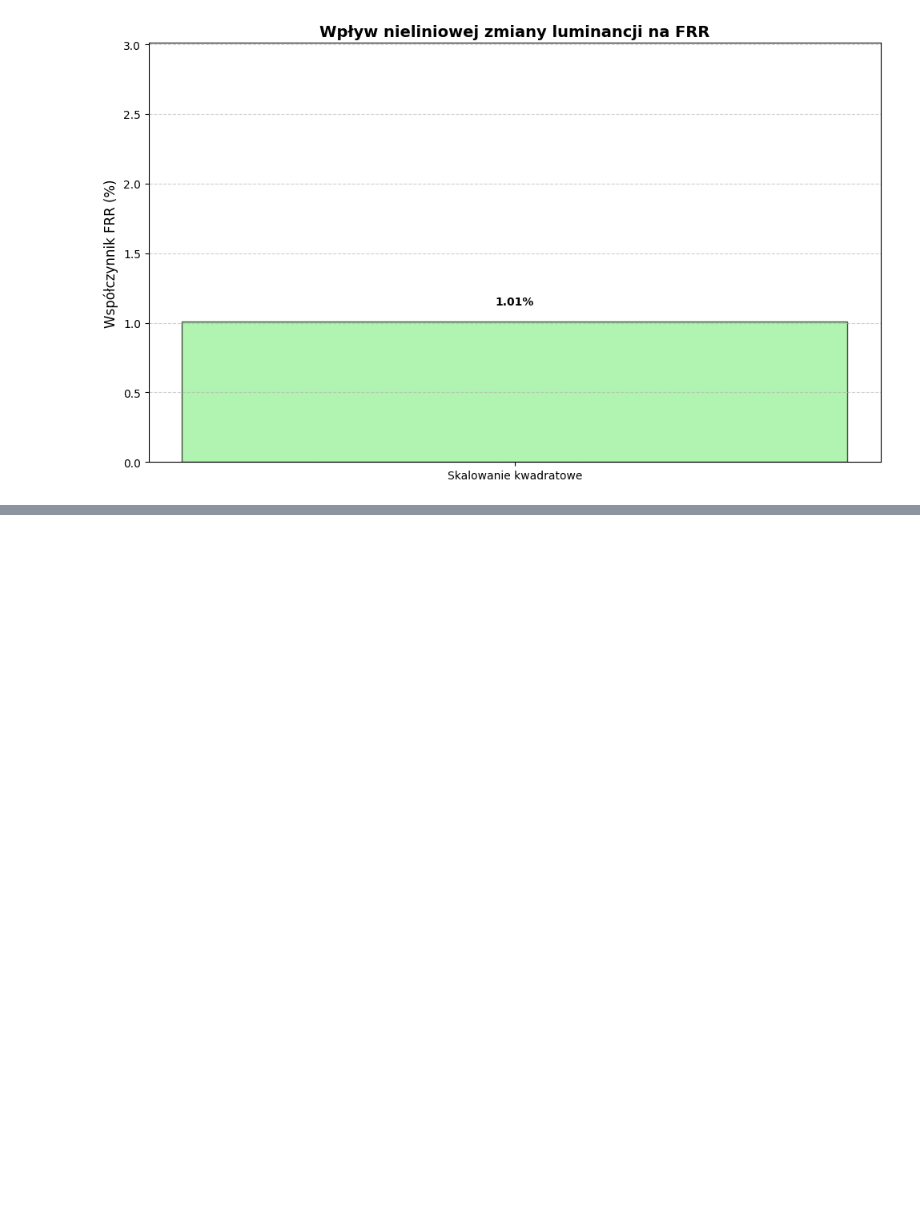
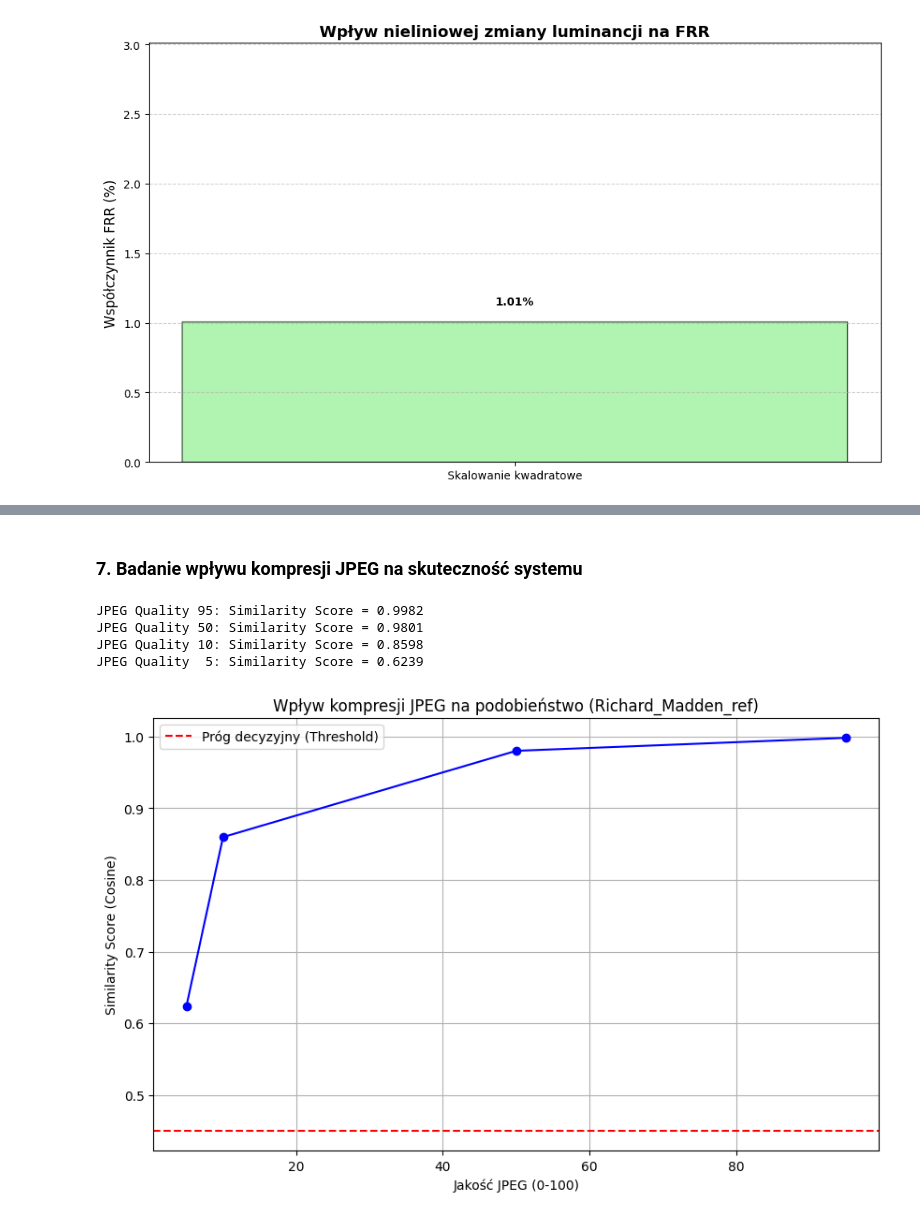
Before and after one commit to ala0702/facial-recognition-system, a Jupyter notebook: model.ipynb, the cells around one changed output, grey strips where cells are left out. Saved outputs shown, nothing was run; the diff lists cells and outputs as text; code cells hidden in the pictures; blank space fills up the shorter version.

```diff
--- a/model.ipynb
+++ b/model.ipynb
@@ -835,0 +886,12 @@ draw_bar_chart(quadratic, 'Wpływ nieliniowej zmiany luminancji na FRR', 'wykres
+# %%
+with open("face_db.pkl", "rb") as f:
+    loaded_db = pickle.load(f)
+
+results = [benchmark_system("data_processed/test_known/Jakub_3.jpeg", loaded_db) for _ in range(100)]
+avg_enroll = np.mean([r[0] for r in results])
+avg_1to1 = np.mean([r[1] for r in results])
+avg_1toN = np.mean([r[1] for r in results])
+
+print(f"Średni czas wdrożenia: {avg_enroll:.4f} s")
+print(f"Średni czas weryfikacji (1:1): {avg_1to1:.6f} s")
+print(f"Średni czas identyfikacji (1:{len(loaded_db)}): {avg_1toN:.6f} s");
@@ -835,0 +944,2 @@ draw_bar_chart(quadratic, 'Wpływ nieliniowej zmiany luminancji na FRR', 'wykres
+# %% [markdown]
+### 7. Badanie wpływu kompresji JPEG na skuteczność systemu
@@ -835,0 +984,24 @@ draw_bar_chart(quadratic, 'Wpływ nieliniowej zmiany luminancji na FRR', 'wykres
+# %%
+def plot_jpeg_results(results, person_id):
+    qualities = [r['quality'] for r in results if r['detected']]
+    similarities = [r['similarity'] for r in results if r['detected']]
+
+    plt.figure(figsize=(10, 6))
+    plt.plot(qualities, similarities, marker='o', linestyle='-', color='b')
+    plt.title(f"Wpływ kompresji JPEG na podobieństwo ({person_id})")
+    plt.xlabel("Jakość JPEG (0-100)")
+    plt.ylabel("Similarity Score (Cosine)")
+    plt.grid(True)
+    plt.axhline(y=0.45, color='r', linestyle='--', label='Próg decyzyjny (Threshold)')
+    plt.legend()
+    plt.show()
+# %%
+test_path = "data_processed/gallery/Richard_Madden_ref.jpg"
+jpeg_results = test_jpeg_compression_impact(test_path, loaded_db, "Richard_Madden_ref")
+plot_jpeg_results(jpeg_results, "Richard_Madden_ref");
+# %% [output]
+JPEG Quality 95: Similarity Score = 0.9982
+JPEG Quality 50: Similarity Score = 0.9801
+JPEG Quality 10: Similarity Score = 0.8598
+JPEG Quality  5: Similarity Score = 0.6239
+[figure, added]
```
Also changed, not shown: parts of 8 cells of this notebook.
